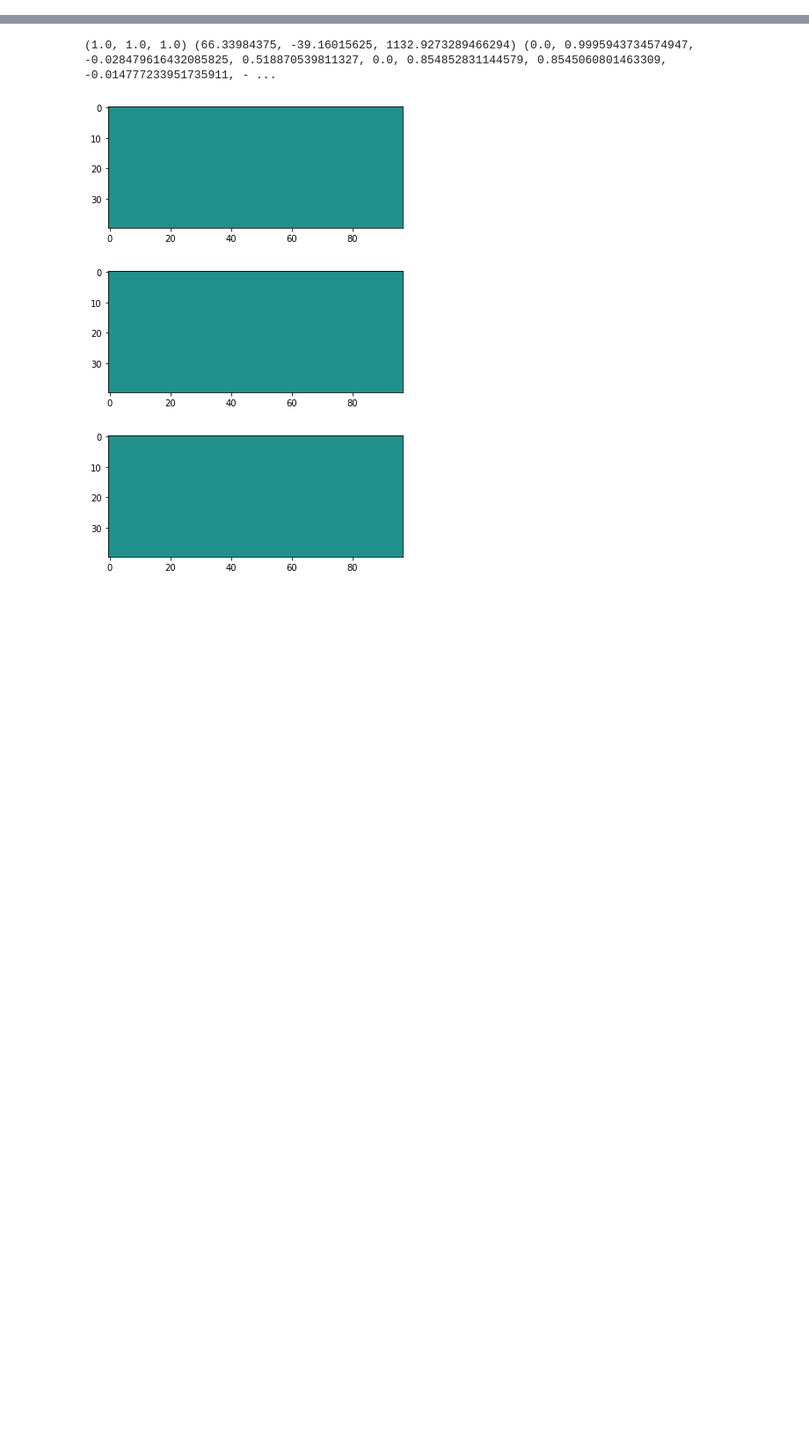
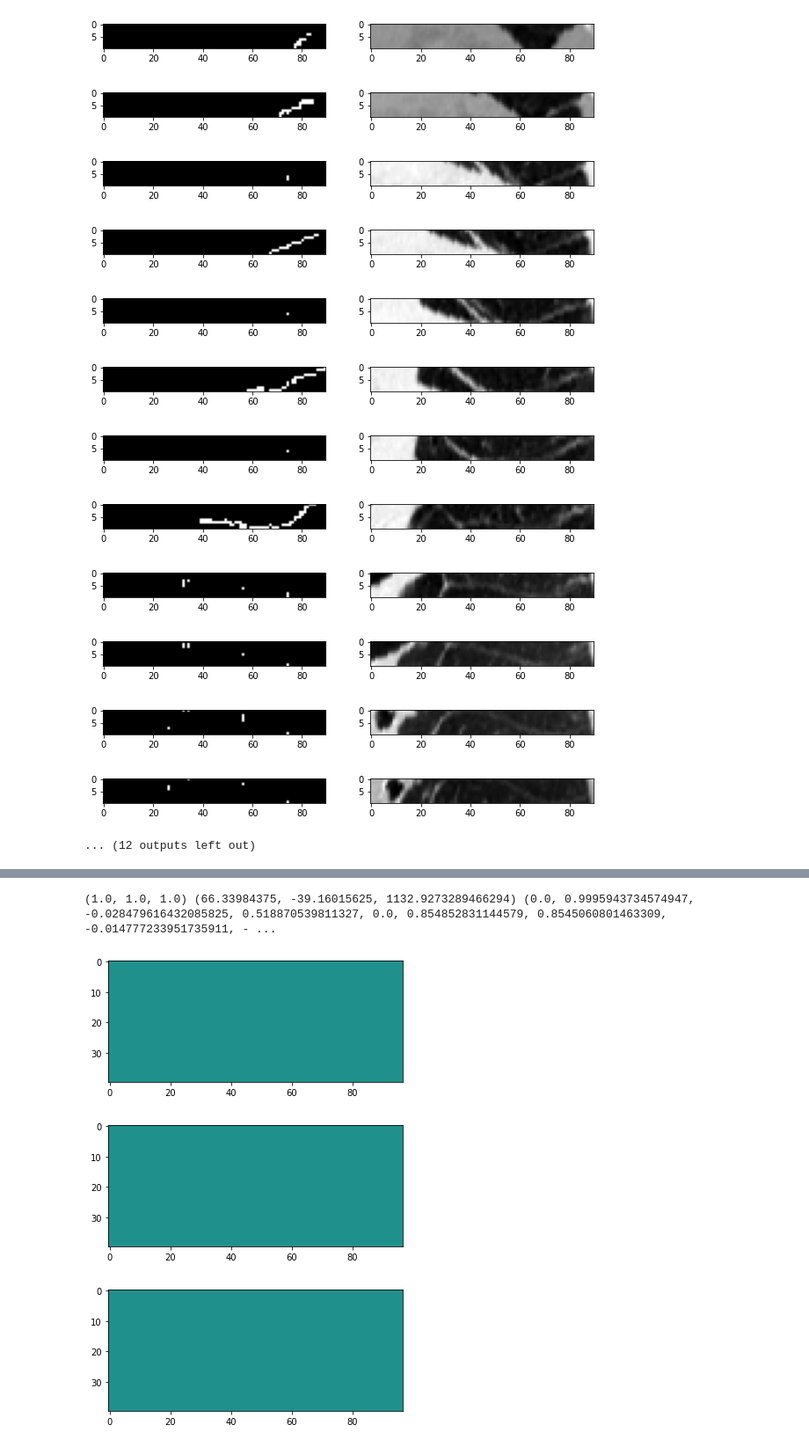
Before and after one commit to pangyuteng/fiss-viz-tmp, a Jupyter notebook: oblique.ipynb, the cells around one changed output, grey strips where cells are left out. Shown at 88% size. Drawn from its saved outputs; the diff is of its cells as text; code cells hidden in the pictures; blank space fills up the shorter version.

```diff
--- a/oblique.ipynb
+++ b/oblique.ipynb
@@ -355,0 +365,22 @@ for o in np.arange(0,hdoblique.shape[1],5):
+# %%
+kwargs = {'cmap':'gray'}
+for o in np.arange(0,hdoblique.shape[1],5):
+    plt.figure(o,figsize=(10,5))
+    plt.subplot(121)
+    plt.imshow(roi_oblique[:,o,:].T,**kwargs)
+    plt.subplot(122)
+    plt.imshow(img_oblique[:,o,:].T,**kwargs)
+# %% [output]
+[figure, added]
+[figure, added]
+[figure, added]
+[figure, added]
+[figure, added]
+[figure, added]
+[figure, added]
+[figure, added]
+[figure, added]
+[figure, added]
+[figure, added]
+[figure, added]
+... (12 outputs left out)
```
Also changed, not shown: parts of 19 cells of this notebook, 4 other files.
